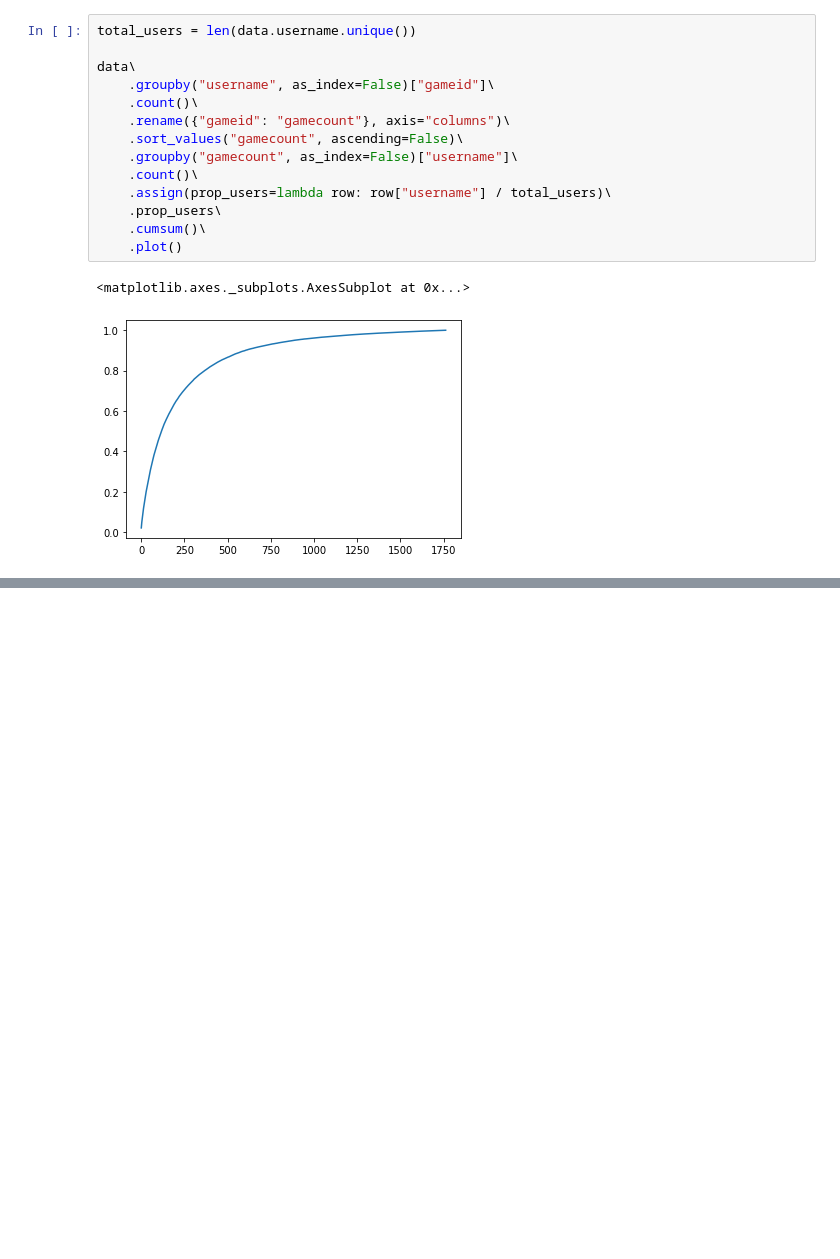
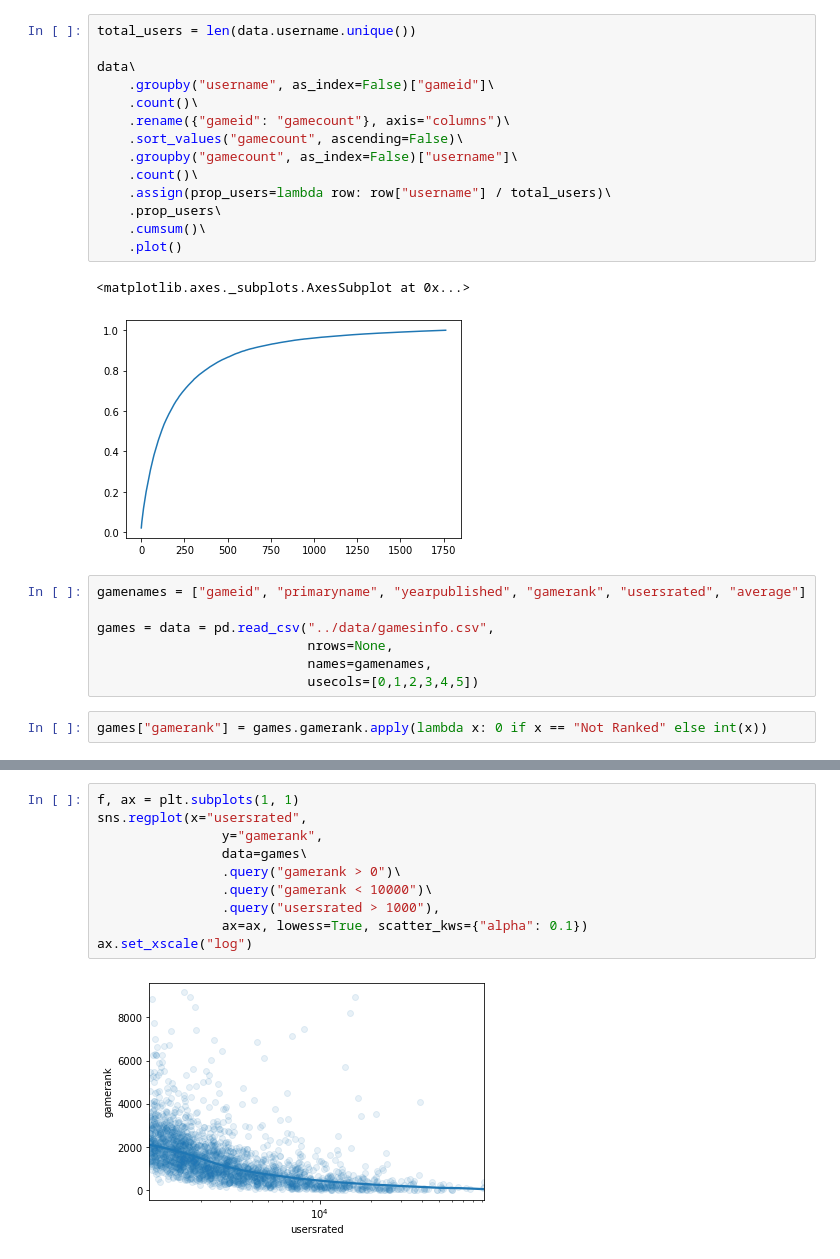
Before and after one commit to meetashok/getboard, a Jupyter notebook: notebooks/06-exploring-userinfo.ipynb, the cells around one changed output, grey strips where cells are left out. Saved outputs shown, nothing was run; the diff lists cells and outputs as text; blank space fills up the shorter version.

```diff
--- a/notebooks/06-exploring-userinfo.ipynb
+++ b/notebooks/06-exploring-userinfo.ipynb
@@ -39,3 +39,12 @@ data\
 # %% [output]
 <matplotlib.axes._subplots.AxesSubplot at 0x...>
 [figure]
+# %%
+gamenames = ["gameid", "primaryname", "yearpublished", "gamerank", "usersrated", "average"]
+
+games = data = pd.read_csv("../data/gamesinfo.csv",
+                           nrows=None,
+                           names=gamenames,
+                           usecols=[0,1,2,3,4,5])
+# %%
+games["gamerank"] = games.gamerank.apply(lambda x: 0 if x == "Not Ranked" else int(x))
@@ -41,0 +55,12 @@ data\
+# %%
+f, ax = plt.subplots(1, 1)
+sns.regplot(x="usersrated",
+                y="gamerank",
+                data=games\
+                .query("gamerank > 0")\
+                .query("gamerank < 10000")\
+                .query("usersrated > 1000"),
+                ax=ax, lowess=True, scatter_kws={"alpha": 0.1})
+ax.set_xscale("log")
+# %% [output]
+[figure, added]
```
Also changed, not shown: parts of 2 cells of this notebook, 3 other files.
